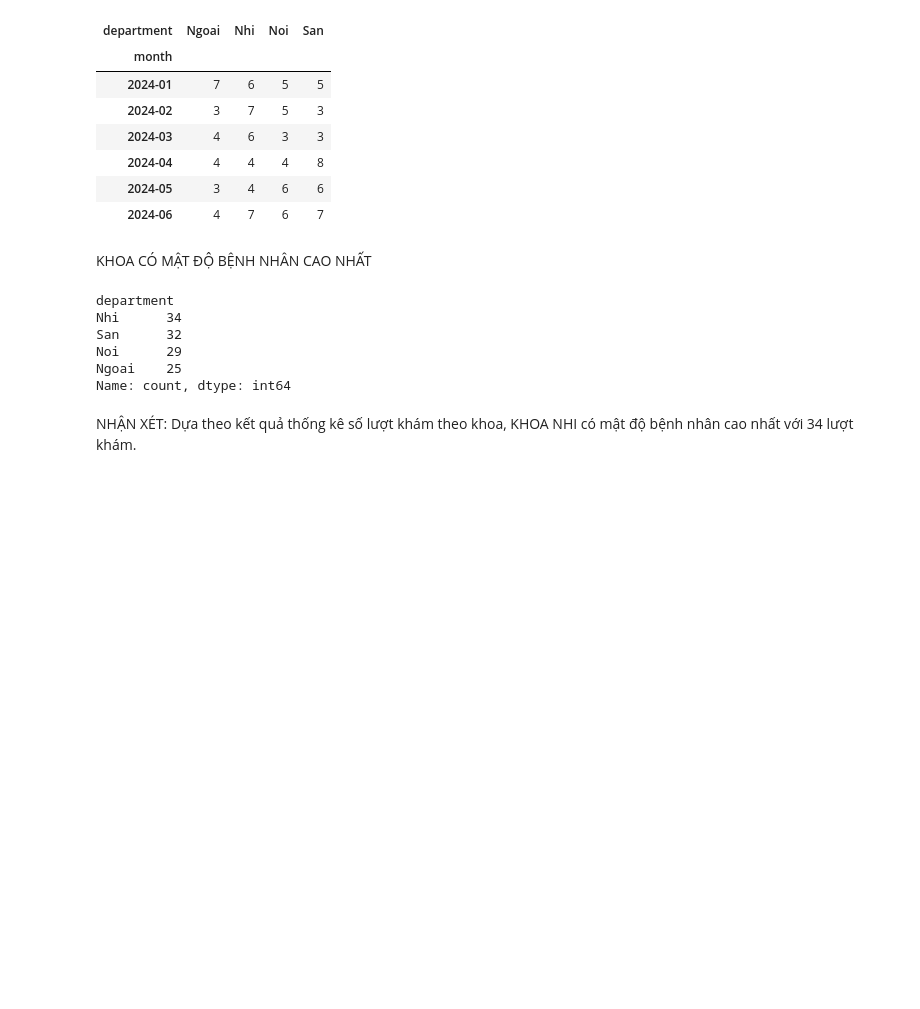
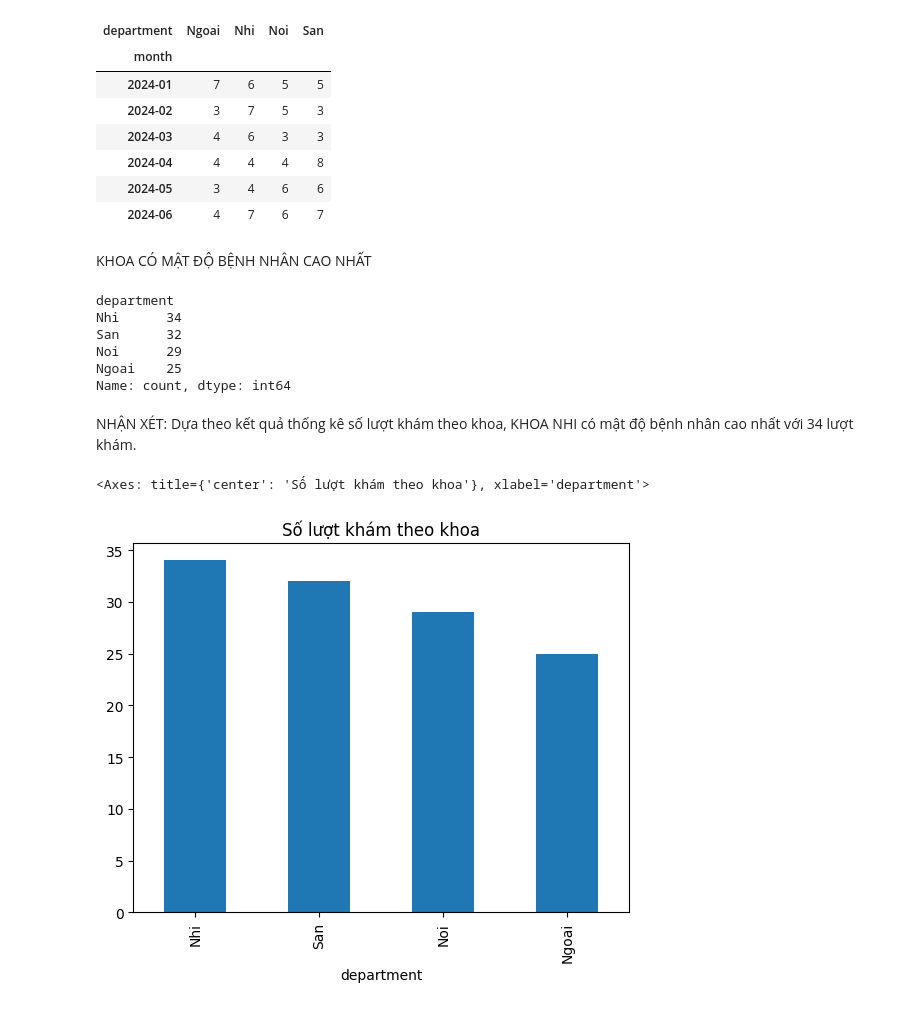
Before and after one commit to niza666/18A1_Nhom_2_Case_9, a Jupyter notebook: task05_pivot/task05_pivot.ipynb, the cells around one changed output. Cells and saved outputs as stored; diff of their text form; code cells hidden in the pictures; blank space fills up the shorter version.

```diff
--- a/task05_pivot/task05_pivot.ipynb
+++ b/task05_pivot/task05_pivot.ipynb
@@ -135,3 +135,11 @@ Ngoai    25
 Name: count, dtype: int64
 # %% [markdown]
 NHẬN XÉT: Dựa theo kết quả thống kê số lượt khám theo khoa, KHOA NHI có mật độ bệnh nhân cao nhất với 34 lượt khám.
+# %%
+df["department"].value_counts().plot(
+    kind="bar",
+    title="Số lượt khám theo khoa"
+)
+# %% [output]
+<Axes: title={'center': 'Số lượt khám theo khoa'}, xlabel='department'>
+[figure, added]
```
Also changed, not shown: parts of 1 cell of this notebook.
